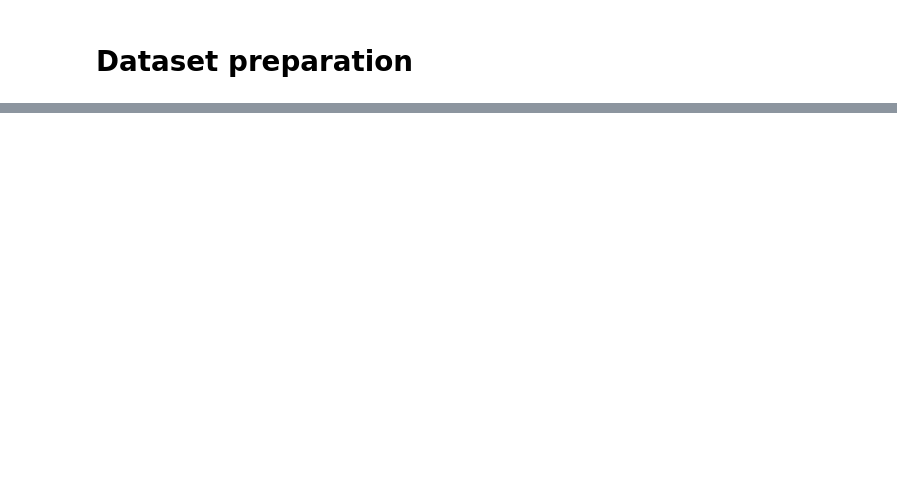
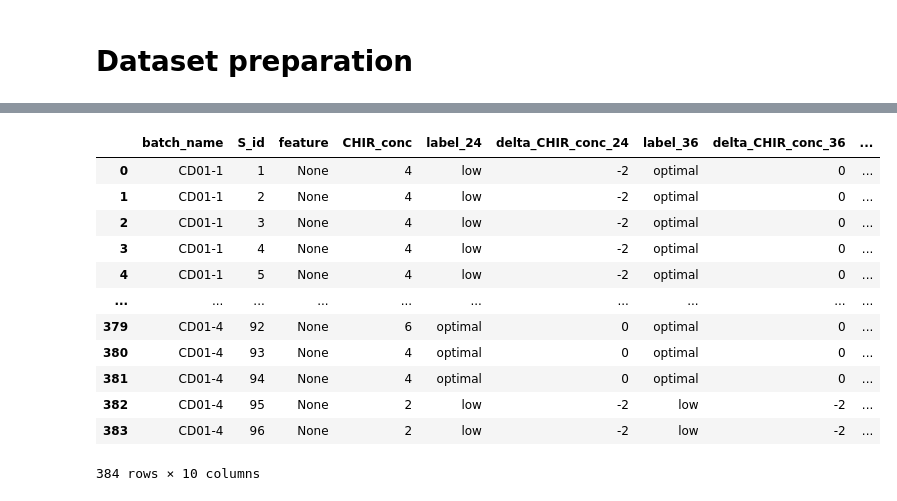
Before and after one commit to zhaoyanglab/ML-for-PSC-differentiation, a Jupyter notebook: stage_I/data/prepare_dataset.ipynb, the cells around one changed output, grey strips where cells are left out. Drawn from its saved outputs; the diff is of its cells as text; code cells hidden in the pictures; blank space fills up the shorter version.

```diff
--- a/stage_I/data/prepare_dataset.ipynb
+++ b/stage_I/data/prepare_dataset.ipynb
@@ -103,0 +67,16 @@ summary_df = pd.DataFrame(data, columns = ["batch_name", "S_id",
+# %%
+summary_df
+# %% [output]
+|  | batch_name | S_id | feature | CHIR_conc | label_24 | delta_CHIR_conc_24 | label_36 | delta_CHIR_conc_36 | ... |
+| 0 | CD01-1 | 1 | None | 4 | low | -2 | optimal | 0 | ... |
+| 1 | CD01-1 | 2 | None | 4 | low | -2 | optimal | 0 | ... |
+| 2 | CD01-1 | 3 | None | 4 | low | -2 | optimal | 0 | ... |
+| 3 | CD01-1 | 4 | None | 4 | low | -2 | optimal | 0 | ... |
+| 4 | CD01-1 | 5 | None | 4 | low | -2 | optimal | 0 | ... |
+| ... | ... | ... | ... | ... | ... | ... | ... | ... | ... |
+| 379 | CD01-4 | 92 | None | 6 | optimal | 0 | optimal | 0 | ... |
+| 380 | CD01-4 | 93 | None | 4 | optimal | 0 | optimal | 0 | ... |
+| 381 | CD01-4 | 94 | None | 4 | optimal | 0 | optimal | 0 | ... |
+| 382 | CD01-4 | 95 | None | 2 | low | -2 | low | -2 | ... |
+| 383 | CD01-4 | 96 | None | 2 | low | -2 | low | -2 | ... |
+384 rows × 10 columns
```
Also changed, not shown: parts of 8 cells of this notebook, 1 other file.
